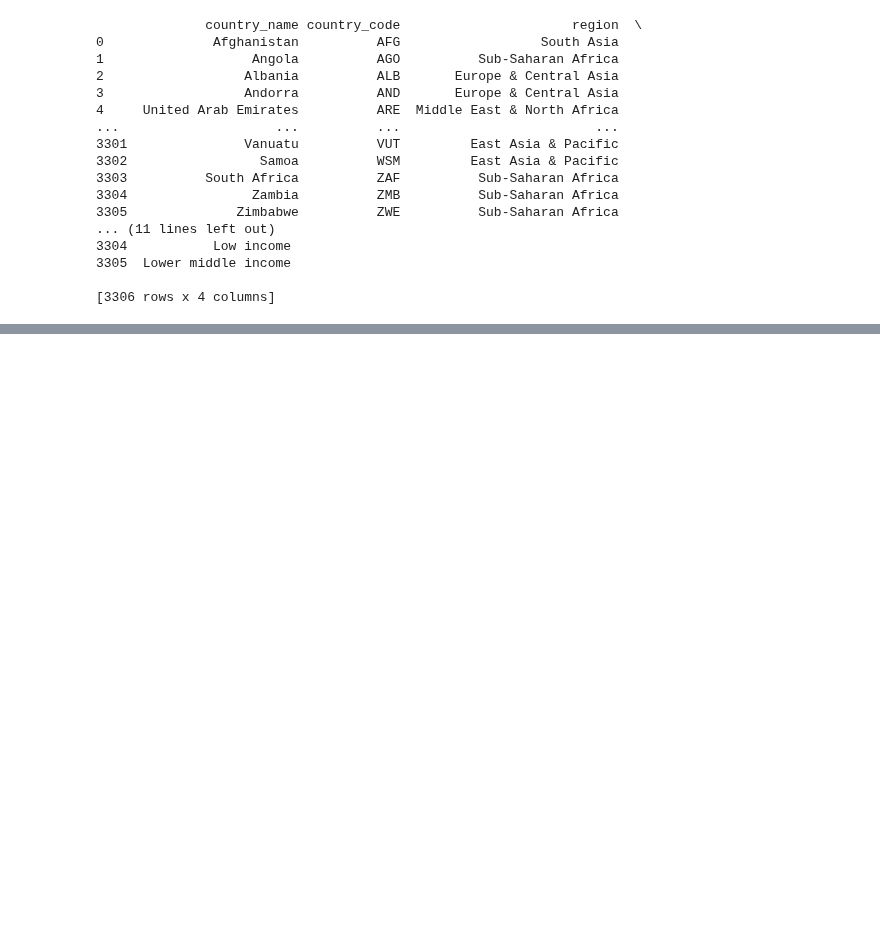
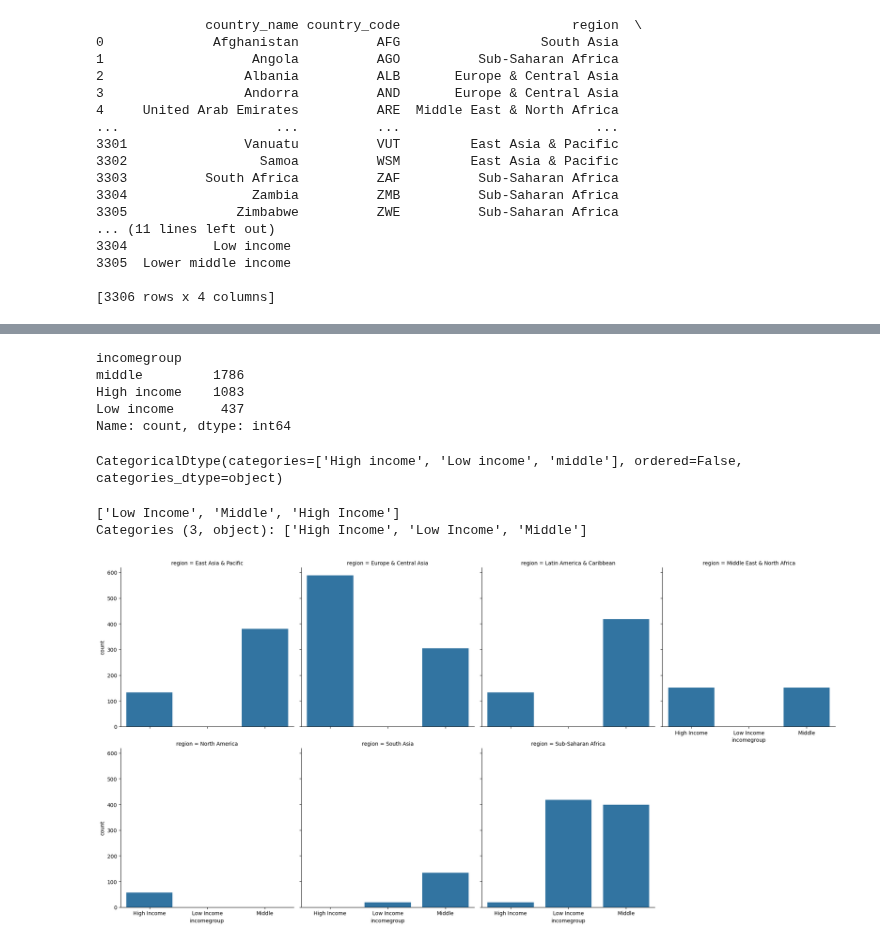
Before and after one commit to HABUDANHAYABK/Associate-Data-Scientist-in-Python, a Jupyter notebook: Working_with_Categorical_Data_in_Python/Categorical_data_in_pandas.ipynb, the cells around one changed output, grey strips where cells are left out. Saved outputs shown, nothing was run; the diff lists cells and outputs as text; code cells hidden in the pictures; blank space fills up the shorter version.

```diff
--- a/Working_with_Categorical_Data_in_Python/Categorical_data_in_pandas.ipynb
+++ b/Working_with_Categorical_Data_in_Python/Categorical_data_in_pandas.ipynb
@@ -135,0 +190,38 @@ print(life_expectancy.select_dtypes('category'))
+# %%
+map_update = {
+    'Lower middle income' : 'middle',
+    'Upper middle income' : 'middle'
+}
+
+life_expectancy['incomegroup'] = life_expectancy["incomegroup"].replace(map_update)
+print(life_expectancy['incomegroup'].value_counts())
+# %% [output]
+incomegroup
+middle         1786
+High income    1083
+Low income      437
+Name: count, dtype: int64
+# %%
+life_expectancy['incomegroup'].dtype
+# %% [output]
+CategoricalDtype(categories=['High income', 'Low income', 'middle'], ordered=False, categories_dtype=object)
+# %%
+# rename categories
+life_expectancy['incomegroup'] = life_expectancy['incomegroup'].cat.rename_categories(lambda c: c.title())
+# %%
+print(life_expectancy['incomegroup'].unique())
+# %% [output]
+['Low Income', 'Middle', 'High Income']
+Categories (3, object): ['High Income', 'Low Income', 'Middle']
+# %%
+sns.catplot(
+    x = 'incomegroup',
+    data = life_expectancy,
+    kind = 'count',
+    col = 'region',
+    col_wrap = 4
+)
+
+plt.show()
+# %% [output]
+[figure, added]
```
Also changed, not shown: parts of 6 cells of this notebook.
